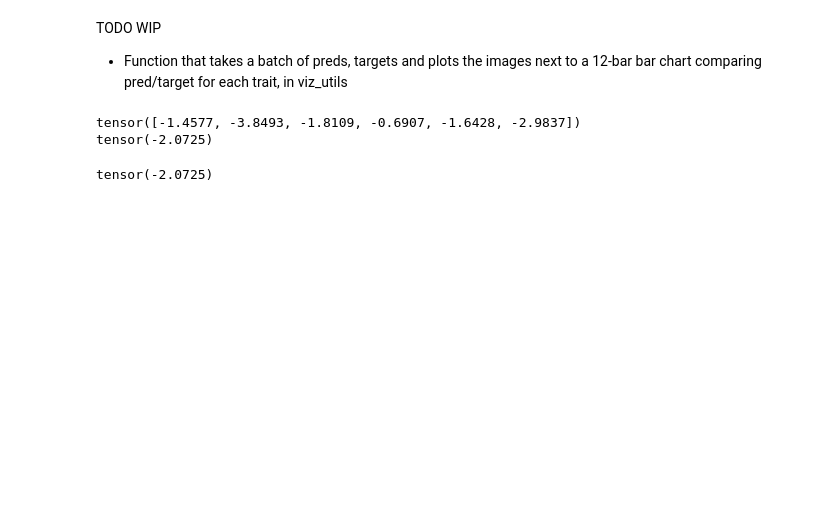
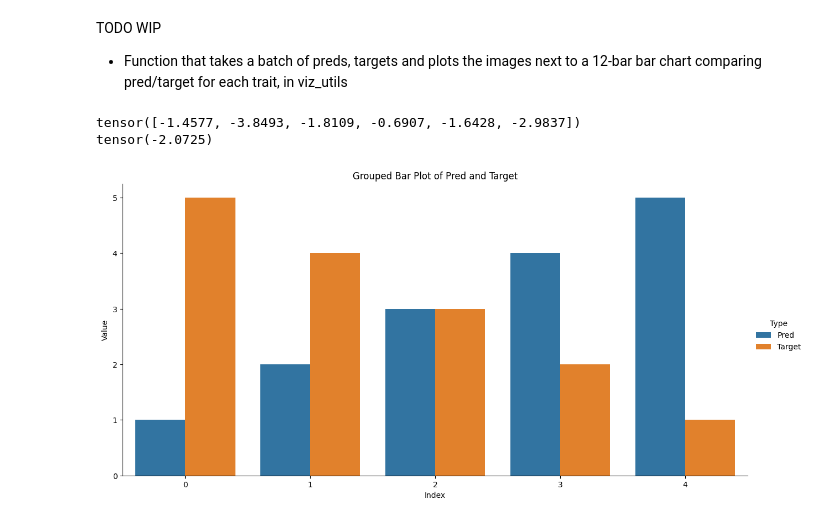
Before and after one commit to nvmandi7/plant-traits-kaggle, a Jupyter notebook: notebooks/view_outputs.ipynb, the cells around one changed output. Saved outputs shown, nothing was run; the diff lists cells and outputs as text; code cells hidden in the pictures; blank space fills up the shorter version.

```diff
--- a/notebooks/view_outputs.ipynb
+++ b/notebooks/view_outputs.ipynb
@@ -41,16 +130,24 @@ print(r2_score.compute().mean())
 # %% [output]
 tensor([-1.4577, -3.8493, -1.8109, -0.6907, -1.6428, -2.9837])
 tensor(-2.0725)
-# %%
-
-r2_score = R2Score(num_outputs=6)
-torch.manual_seed(42)
-
-# Random (6, 10) tensor
-x = torch.rand((10, 6))
-y = torch.rand((10, 6))
-r2_score(x, y)
-
-print(r2_score.compute())
-# %% [output]
-tensor(-2.0725)
+# %%
+import pandas as pd
+import seaborn as sns
+import matplotlib.pyplot as plt
+
+# Example arrays
+pred = [1, 2, 3, 4, 5]
+target = [5, 4, 3, 2, 1]
+
+# Create a DataFrame
+data = pd.DataFrame({'Index': range(len(pred)), 'Pred': pred, 'Target': target})
+
+# Melt the DataFrame
+data_melted = data.melt(id_vars='Index', value_vars=['Pred', 'Target'], var_name='Type', value_name='Value')
+
+# Plot using catplot
+sns.catplot(x='Index', y='Value', hue='Type', kind='bar', data=data_melted, height=6, aspect=2)
+plt.title('Grouped Bar Plot of Pred and Target')
+plt.show()
+# %% [output]
+[figure, added]
```
Also changed, not shown: parts of 7 cells of this notebook, 4 other files.
